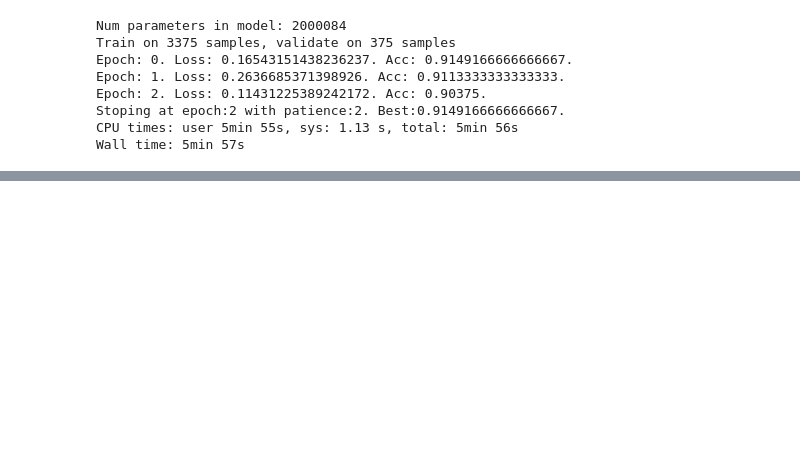
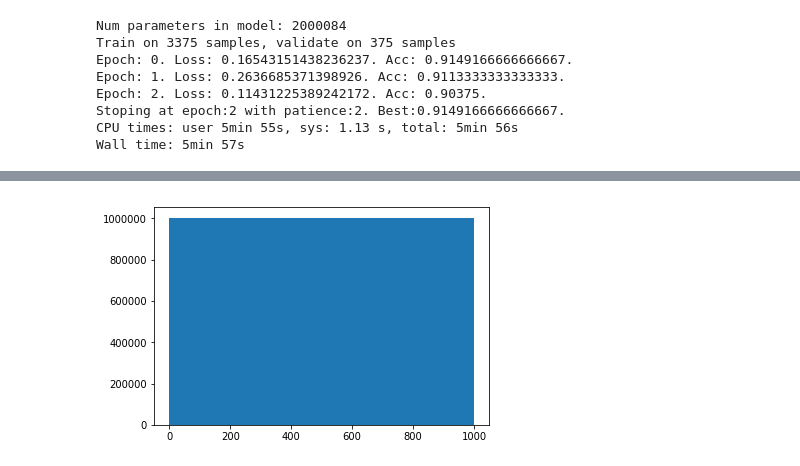
Before and after one commit to YannDubs/Hash-Embeddings, a Jupyter notebook: notebooks/Results.ipynb, the cells around one changed output, grey strips where cells are left out. Cells and saved outputs as stored; diff of their text form; code cells hidden in the pictures; blank space fills up the shorter version.

```diff
--- a/notebooks/Results.ipynb
+++ b/notebooks/Results.ipynb
@@ -116,0 +481,5 @@ Wall time: 5min 57s
+# %%
+arr2 = np.array([h2(i) for i in range(10**7)])
+_=plt.hist(arr2)
+# %% [output]
+[figure, added]
```
Also changed, not shown: parts of 48 cells of this notebook, 4 other files.
